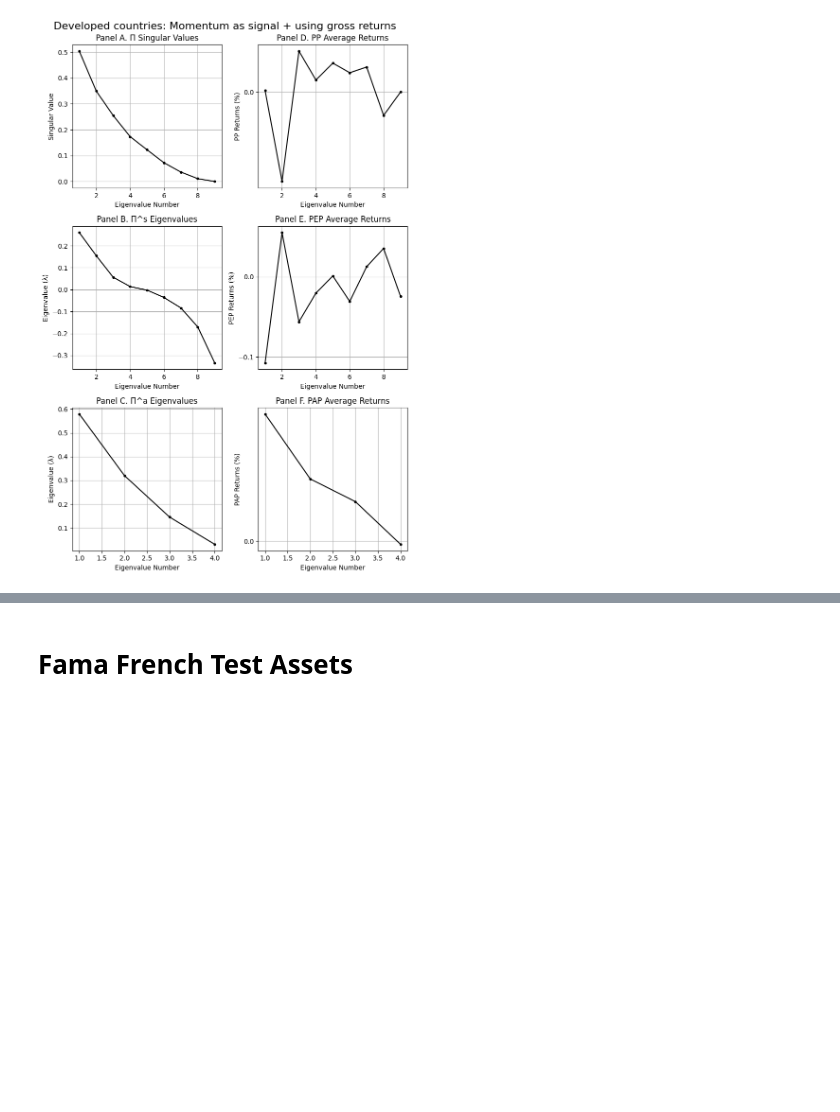
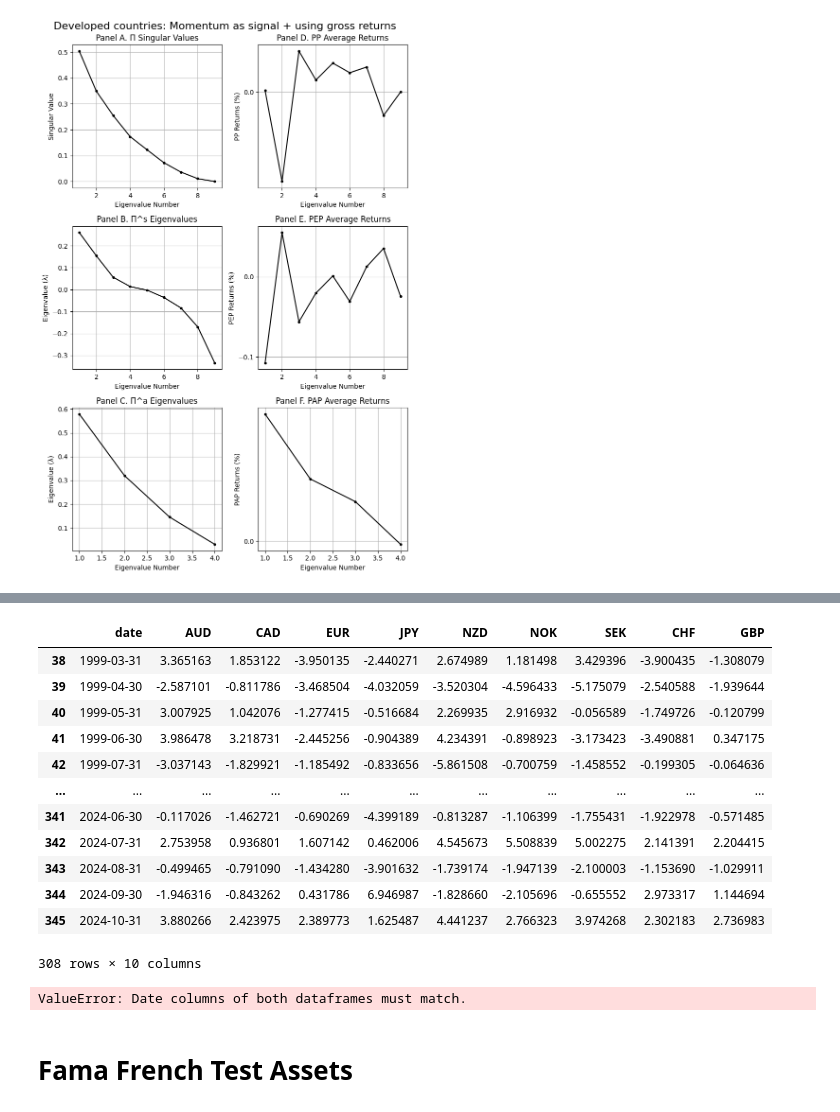
Before and after one commit to aminizadyar/Principal-Portfolios, a Jupyter notebook: PP_monthly_equity_FX.ipynb, the cells around one changed output, grey strips where cells are left out. Drawn from its saved outputs; the diff is of its cells as text; code cells hidden in the pictures; blank space fills up the shorter version.

```diff
--- a/PP_monthly_equity_FX.ipynb
+++ b/PP_monthly_equity_FX.ipynb
@@ -34,8 +54,11 @@ number_of_PEPs_to_consider = 2
 number_of_PAPs_to_consider = 3
 output_dict = {}
 
+developed_countries_simple_return_monthly = pp.calculate_log_FX_excess_returns(developed_countries_spot_monthly,developed_countries_spot_monthly)
+# using past month's momentum as the signal
+signal_df = pp.build_signal_df_for_1month_momentum(developed_countries_simple_return_monthly)
 
-output_dict[dataset.split("/")[1].split(".xlsx")[0]] = pp.build_PP(developed_countries_spot_monthly,signal_df,
+output_dict[dataset_spot.split("/")[1].split(".xlsx")[0]] = pp.build_PP(developed_countries_simple_return_monthly,signal_df,
                                                                    number_of_lookback_periods,starting_year_to_filter,end_year_to_filter,
                                                                    factor_data_monthly=None, number_of_PPs_to_consider=number_of_PPs_to_consider,
                                                                    number_of_PEPs_to_consider=number_of_PEPs_to_consider,
@@ -50,7 +73,7 @@ For instance the key 'sharpe_df' can be used to access the sharp values of this
 print(output_dict['developed_countries_spot_monthly_1996_2024'].keys())
 print(output_dict['developed_countries_spot_monthly_1996_2024']["sharpe_df"])
 
-number_of_portfolios = developed_countries_spot_monthly.shape[1]
+number_of_portfolios = developed_countries_simple_return_monthly.shape[1]
 portfolios_key = "developed_countries_spot_monthly_1996_2024"
 title = 'Developed countries: Momentum as signal + using gross returns'
 
@@ -77,3 +131,54 @@ dtype: float64
+# %%
+signal_df
+# %% [output]
+|  | date | AUD | CAD | EUR | JPY | NZD | NOK | SEK | CHF | GBP |
+| 38 | 1999-03-31 | 3.365163 | 1.853122 | -3.950135 | -2.440271 | 2.674989 | 1.181498 | 3.429396 | -3.900435 | -1.308079 |
+| 39 | 1999-04-30 | -2.587101 | -0.811786 | -3.468504 | -4.032059 | -3.520304 | -4.596433 | -5.175079 | -2.540588 | -1.939644 |
+| 40 | 1999-05-31 | 3.007925 | 1.042076 | -1.277415 | -0.516684 | 2.269935 | 2.916932 | -0.056589 | -1.749726 | -0.120799 |
+| 41 | 1999-06-30 | 3.986478 | 3.218731 | -2.445256 | -0.904389 | 4.234391 | -0.898923 | -3.173423 | -3.490881 | 0.347175 |
+| 42 | 1999-07-31 | -3.037143 | -1.829921 | -1.185492 | -0.833656 | -5.861508 | -0.700759 | -1.458552 | -0.199305 | -0.064636 |
+| ... | ... | ... | ... | ... | ... | ... | ... | ... | ... | ... |
+| 341 | 2024-06-30 | -0.117026 | -1.462721 | -0.690269 | -4.399189 | -0.813287 | -1.106399 | -1.755431 | -1.922978 | -0.571485 |
+| 342 | 2024-07-31 | 2.753958 | 0.936801 | 1.607142 | 0.462006 | 4.545673 | 5.508839 | 5.002275 | 2.141391 | 2.204415 |
+| 343 | 2024-08-31 | -0.499465 | -0.791090 | -1.434280 | -3.901632 | -1.739174 | -1.947139 | -2.100003 | -1.153690 | -1.029911 |
+| 344 | 2024-09-30 | -1.946316 | -0.843262 | 0.431786 | 6.946987 | -1.828660 | -2.105696 | -0.655552 | 2.973317 | 1.144694 |
+| 345 | 2024-10-31 | 3.880266 | 2.423975 | 2.389773 | 1.625487 | 4.441237 | 2.766323 | 3.974268 | 2.302183 | 2.736983 |
+308 rows × 10 columns
+# %%
+starting_year_to_filter = 1998
+end_year_to_filter = 2024
+number_of_lookback_periods = 60
+number_of_PPs_to_consider = 2
+number_of_PEPs_to_consider = 2
+number_of_PAPs_to_consider = 3
+output_dict = {}
+
+developed_countries_excess_return_monthly = pp.calculate_log_FX_excess_returns(developed_countries_spot_monthly,developed_countries_futures_monthly).dropna()
+# using past month's momentum as the signal
+signal_df = pp.build_signal_df_for_1month_momentum(developed_countries_excess_return_monthly).dropna()
+
+output_dict[dataset_spot.split("/")[1].split(".xlsx")[0]] = pp.build_PP(developed_countries_excess_return_monthly,signal_df,
+                                                                   number_of_lookback_periods,starting_year_to_filter,end_year_to_filter,
+                                                                   factor_data_monthly=None, number_of_PPs_to_consider=number_of_PPs_to_consider,
+                                                                   number_of_PEPs_to_consider=number_of_PEPs_to_consider,
+                                                                   number_of_PAPs_to_consider= number_of_PAPs_to_consider)
+
+# I calculate the results for all datasets. the results are stored in this dictionay.
+print(output_dict.keys())
+'''
+Every value of this dictionary is itself another dictionary.
+For instance the key 'sharpe_df' can be used to access the sharp values of this set of results.
+'''
+print(output_dict['developed_countries_futures_monthly_1996_2024'].keys())
+print(output_dict['developed_countries_futures_monthly_1996_2024']["sharpe_df"])
+
+number_of_portfolios = developed_countries_excess_return_monthly.shape[1]
+portfolios_key = "developed_countries_futures_monthly_1996_2024"
+title = 'Developed countries: Momentum as signal + using exess returns'
+
+pp.singular_values_vs_realized_returns_graph(output_dict, portfolios_key, number_of_portfolios, title)
+# %% [output]
+ValueError: Date columns of both dataframes must match.
 # %% [markdown]
 # Fama French Test Assets
 # %%
```
Also changed, not shown: parts of 10 cells of this notebook, 1 other file.
